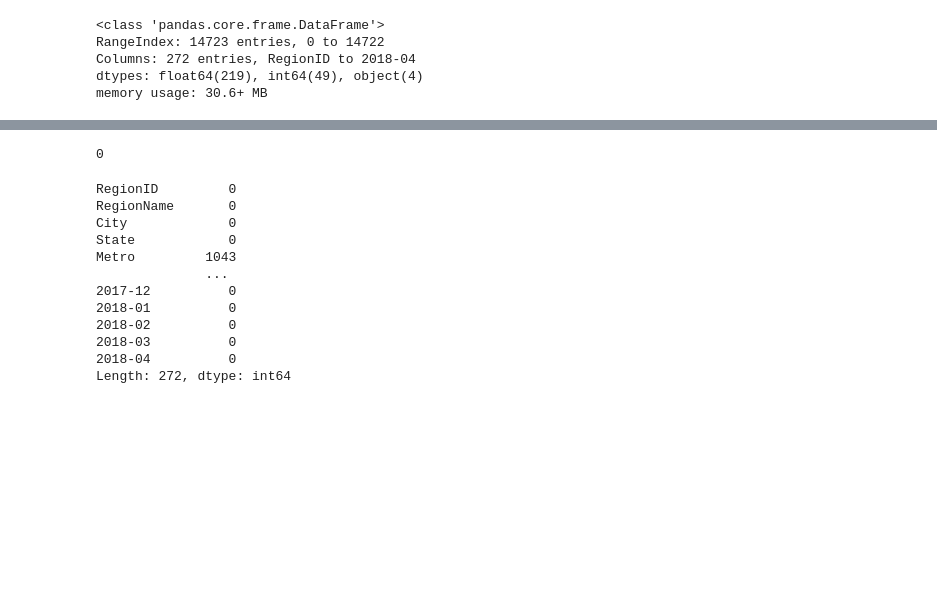
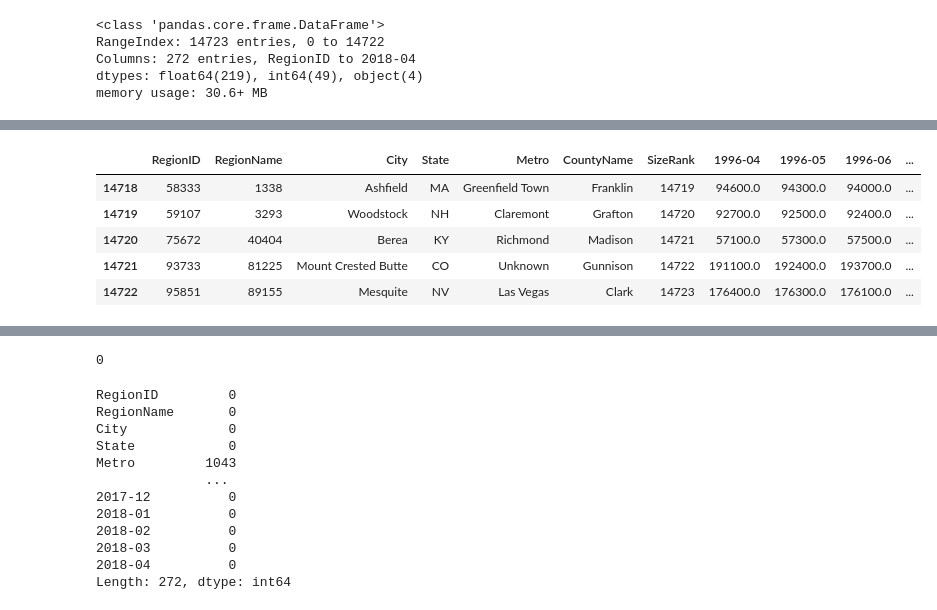
Before and after one commit to Brenda-Mutai/dsc-Time-Series, a Jupyter notebook: student.notebook.ipynb, the cells around one changed output, grey strips where cells are left out. Cells and saved outputs as stored; diff of their text form; code cells hidden in the pictures; blank space fills up the shorter version.

```diff
--- a/student.notebook.ipynb
+++ b/student.notebook.ipynb
@@ -4,6 +4,9 @@
 import pandas as pd
 import seaborn as sns
 import matplotlib.pyplot as plt
+# %%
+# displaying all columns
+pd.set_option("display.max_columns",None)
 # %%
 df= pd.read_csv('zillow_data.csv')
 df
@@ -42,0 +37,8 @@ memory usage: 30.6+ MB
+# %%
+#calculating the ROI for each zip code
+df['ROI'] = ((df['2018-04']-df['1996-04'])/df['1996-04'])*100
+#sort the dataframe by ROI in descending order
+sorted_df=df.sort_values(by='ROI',ascending=False)
+# get zipcodes with highest ROI
+zipcodes= sorted_df[['RegionName', 'ROI']].head(10)
+print(zipcodes)
@@ -43,3 +57,12 @@ memory usage: 30.6+ MB
+# %%
+df.tail()
+# %% [output]
+|  | RegionID | RegionName | City | State | Metro | CountyName | SizeRank | 1996-04 | 1996-05 | 1996-06 | ... |
+| 14718 | 58333 | 1338 | Ashfield | MA | Greenfield Town | Franklin | 14719 | 94600.0 | 94300.0 | 94000.0 | ... |
+| 14719 | 59107 | 3293 | Woodstock | NH | Claremont | Grafton | 14720 | 92700.0 | 92500.0 | 92400.0 | ... |
+| 14720 | 75672 | 40404 | Berea | KY | Richmond | Madison | 14721 | 57100.0 | 57300.0 | 57500.0 | ... |
+| 14721 | 93733 | 81225 | Mount Crested Butte | CO | Unknown | Gunnison | 14722 | 191100.0 | 192400.0 | 193700.0 | ... |
+| 14722 | 95851 | 89155 | Mesquite | NV | Las Vegas | Clark | 14723 | 176400.0 | 176300.0 | 176100.0 | ... |
 # %%
 df.describe()
 # %% [output]
```
Also changed, not shown: parts of 6 cells of this notebook.
